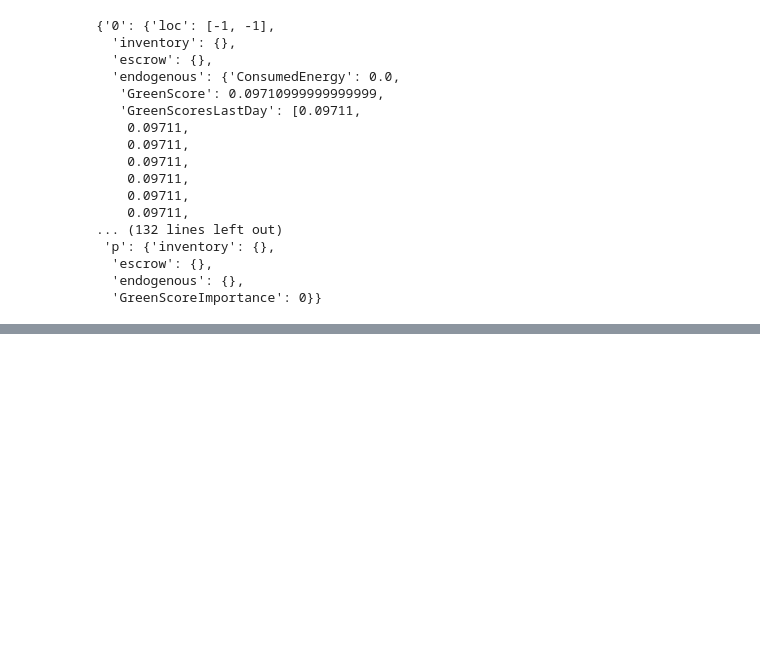
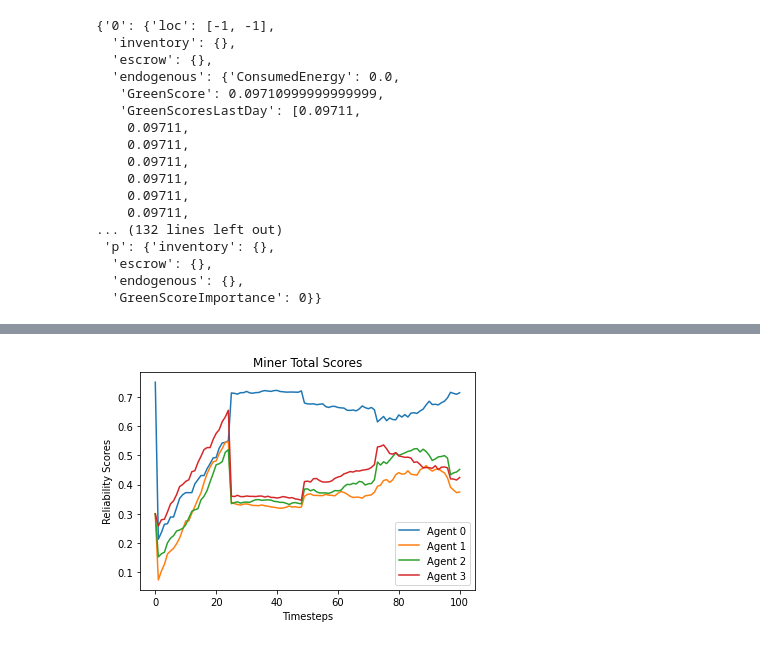
Before and after one commit to elip06/ai-economist, a Jupyter notebook: tutorials/filecoin_training_with_rllib.ipynb, the cells around one changed output, grey strips where cells are left out. Cells and saved outputs as stored; diff of their text form; code cells hidden in the pictures; blank space fills up the shorter version.

```diff
--- a/tutorials/filecoin_training_with_rllib.ipynb
+++ b/tutorials/filecoin_training_with_rllib.ipynb
@@ -281,6 +266,11 @@ agent_0_rel_scores = [log["0"]["endogenous"]["ReliabilityScore"] for log in dens
 agent_1_rel_scores = [log["1"]["endogenous"]["ReliabilityScore"] for log in dense_logs[0]['states']]
 agent_2_rel_scores = [log["2"]["endogenous"]["ReliabilityScore"] for log in dense_logs[0]['states']]
 agent_3_rel_scores = [log["3"]["endogenous"]["ReliabilityScore"] for log in dense_logs[0]['states']]
+# %%
+agent_0_score = [log["0"]["endogenous"]["TotalScore"] for log in dense_logs[0]['states']]
+agent_1_score = [log["1"]["endogenous"]["TotalScore"] for log in dense_logs[0]['states']]
+agent_2_score = [log["2"]["endogenous"]["TotalScore"] for log in dense_logs[0]['states']]
+agent_3_score = [log["3"]["endogenous"]["TotalScore"] for log in dense_logs[0]['states']]
 # %%
 agent_0_data = [log["0"]["endogenous"]["TotalData"] for log in dense_logs[0]['states']]
 agent_1_data = [log["1"]["endogenous"]["TotalData"] for log in dense_logs[0]['states']]
@@ -322 +312,14 @@ plt.show()
+# %%
+plt.plot(np.arange(0,101),agent_0_score, label="Agent 0")
+plt.plot(np.arange(0,101),agent_1_score, label="Agent 1")
+plt.plot(np.arange(0,101),agent_2_score, label="Agent 2")
+plt.plot(np.arange(0,101),agent_3_score, label="Agent 3")
+plt.title('Miner Total Scores')
+plt.legend()
+plt.xlabel('Timesteps')
+plt.ylabel('Reliability Scores')
+plt.savefig("miners_total_scores.png")
+plt.show()
+# %% [output]
+[figure, added]
 # %%
```
Also changed, not shown: parts of 11 cells of this notebook, 6 other files.
